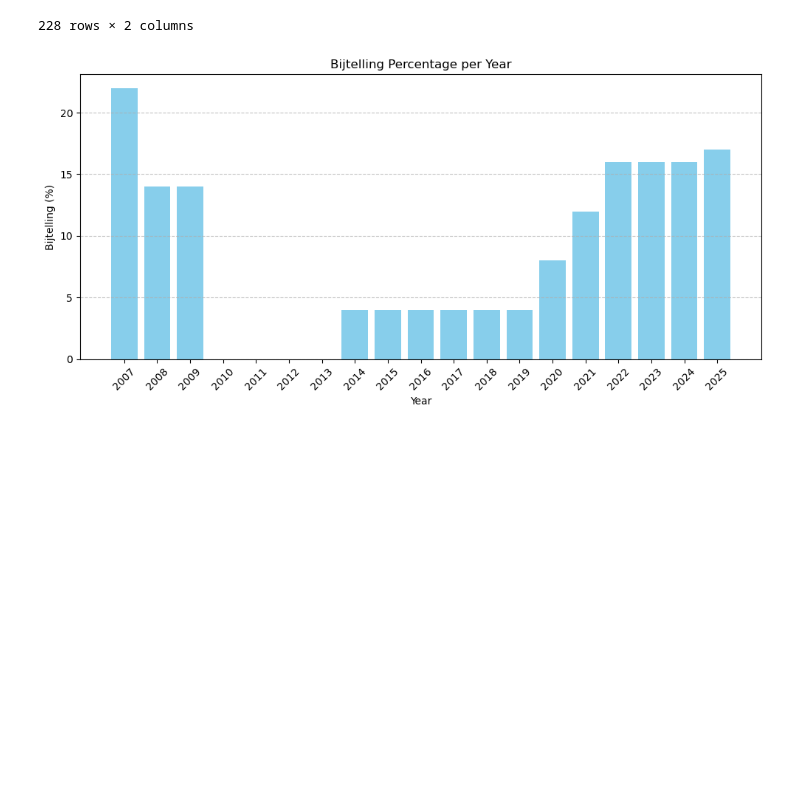
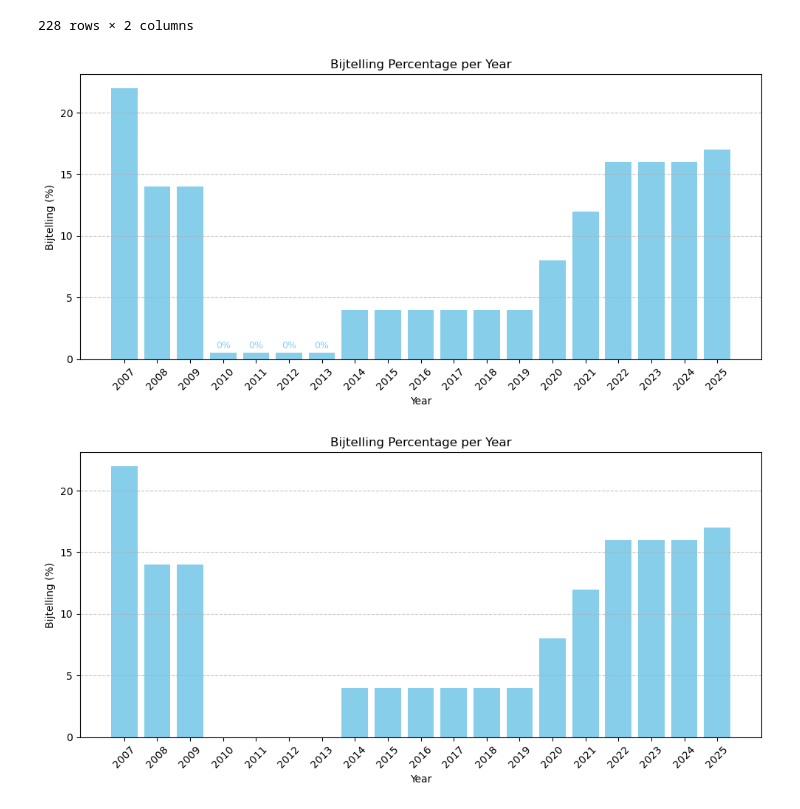
Before and after one commit to DylanHaaz/Tryhard, a Jupyter notebook: 70%/Preprocessing.ipynb, the cells around one changed output. Cells and saved outputs as stored; diff of their text form; code cells hidden in the pictures; blank space fills up the shorter version.

```diff
--- a/70%/Preprocessing.ipynb
+++ b/70%/Preprocessing.ipynb
@@ -562,6 +562,37 @@ display(df_bijtelling_table)
 | 226 | 2025/11 | 17 |
 | 227 | 2025/12 | 17 |
 228 rows × 2 columns
+# %%
+# Create yearly_bijtelling by taking the first bijtelling percentage for each year
+df_bijtelling_table['Year'] = df_bijtelling_table['Periode'].str[:4].astype(int)
+yearly_bijtelling = df_bijtelling_table.groupby('Year')['Bijtelling (%)'].first().reset_index()
+
+# Ensure yearly_bijtelling['Year'] is str or int for plotting
+years = yearly_bijtelling['Year']
+percentages = yearly_bijtelling['Bijtelling (%)']
+
+# Set a minimum bar height for 0% years
+min_height = 0.5
+bar_heights = [min_height if pct == 0 else pct for pct in percentages]
+colors = ['skyblue' if pct == 0 else 'skyblue' for pct in percentages]
+
+plt.figure(figsize=(10, 5))
+bars = plt.bar(years, bar_heights, color=colors)
+
+# Optionally, add a label "0%" above the small bars
+for i, pct in enumerate(percentages):
+    if pct == 0:
+        plt.text(years.iloc[i], min_height + 0.2, "0%", ha='center', va='bottom', color='skyblue', fontsize=9)
+
+plt.xlabel('Year')
+plt.ylabel('Bijtelling (%)')
+plt.title('Bijtelling Percentage per Year')
+plt.grid(axis='y', linestyle='--', alpha=0.7)
+plt.xticks(years, rotation=45)
+plt.tight_layout()
+plt.show()
+# %% [output]
+[figure, added]
 # %%
 # Plot the bijtelling percentage for each year as a bar chart, highlighting 0% in a different color
 colors = ['red' if pct == 0 else 'skyblue' for pct in yearly_bijtelling['Bijtelling (%)']]
```
Also changed, not shown: 1 other file.
